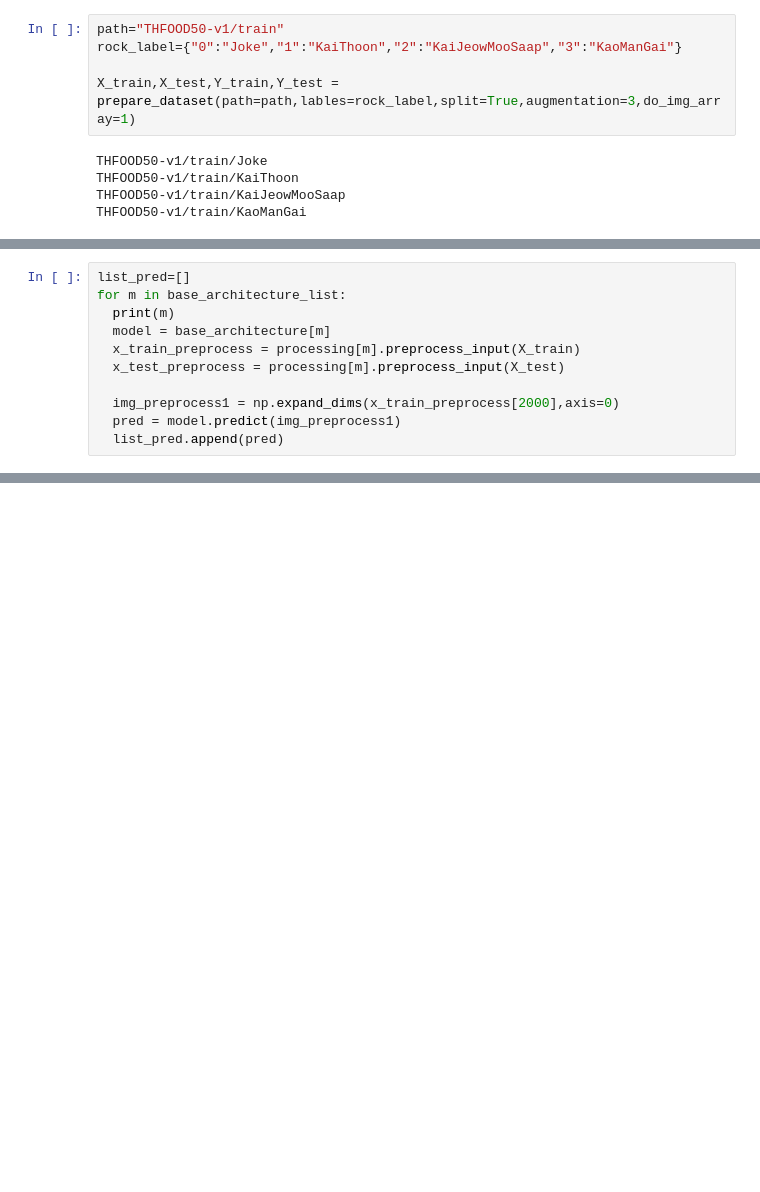
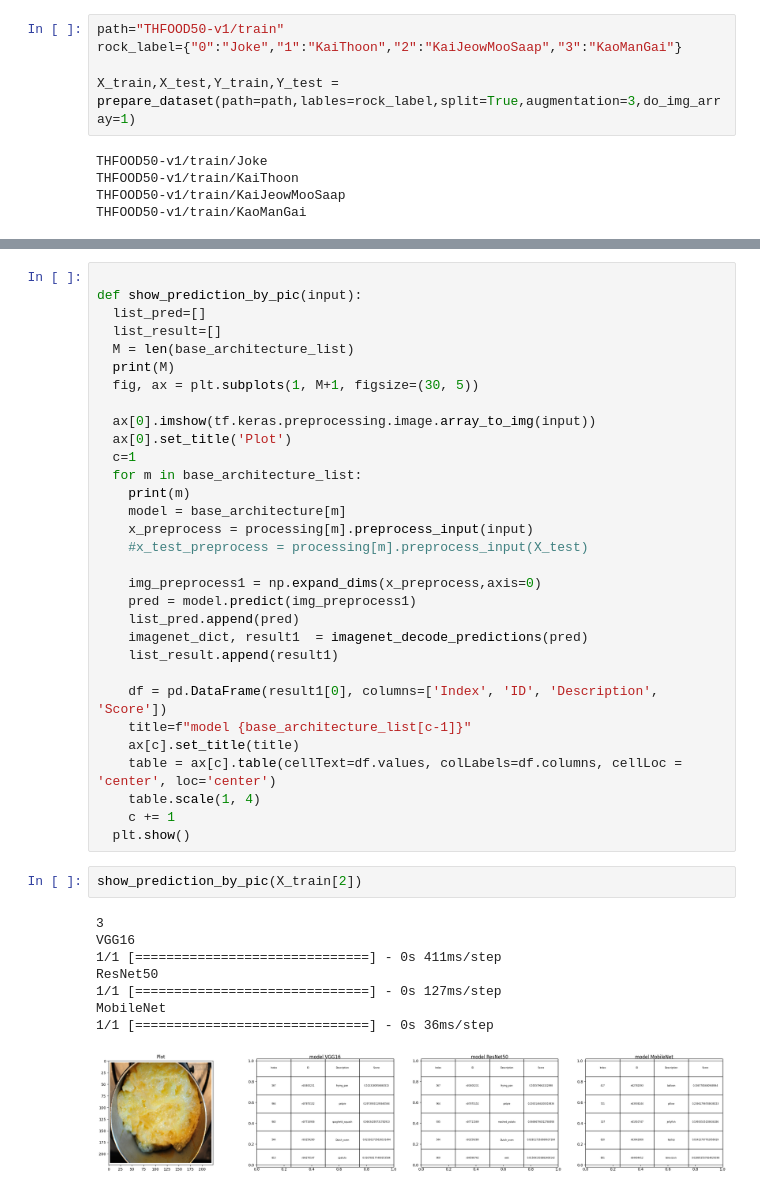
Before and after one commit to gnapat/CNN_Imageclassified, a Jupyter notebook: presentation.ipynb, the cells around one changed output, grey strips where cells are left out. Saved outputs shown, nothing was run; the diff lists cells and outputs as text; blank space fills up the shorter version.

```diff
--- a/presentation.ipynb
+++ b/presentation.ipynb
@@ -208,11 +218,0 @@ Downloading data from https://storage.googleapis.com/tensorflow/keras-applicatio
-# %%
-list_pred=[]
-for m in base_architecture_list:
-  print(m)
-  model = base_architecture[m]
-  x_train_preprocess = processing[m].preprocess_input(X_train)
-  x_test_preprocess = processing[m].preprocess_input(X_test)
-
-  img_preprocess1 = np.expand_dims(x_train_preprocess[2000],axis=0)
-  pred = model.predict(img_preprocess1)
-  list_pred.append(pred)
@@ -225,0 +268,42 @@ MobileNet
+# %%
+
+def show_prediction_by_pic(input):
+  list_pred=[]
+  list_result=[]
+  M = len(base_architecture_list)
+  print(M)
+  fig, ax = plt.subplots(1, M+1, figsize=(30, 5))
+
+  ax[0].imshow(tf.keras.preprocessing.image.array_to_img(input))
+  ax[0].set_title('Plot')
+  c=1
+  for m in base_architecture_list:
+    print(m)
+    model = base_architecture[m]
+    x_preprocess = processing[m].preprocess_input(input)
+    #x_test_preprocess = processing[m].preprocess_input(X_test)
+
+    img_preprocess1 = np.expand_dims(x_preprocess,axis=0)
+    pred = model.predict(img_preprocess1)
+    list_pred.append(pred)
+    imagenet_dict, result1  = imagenet_decode_predictions(pred)
+    list_result.append(result1)
+
+    df = pd.DataFrame(result1[0], columns=['Index', 'ID', 'Description', 'Score'])
+    title=f"model {base_architecture_list[c-1]}"
+    ax[c].set_title(title)
+    table = ax[c].table(cellText=df.values, colLabels=df.columns, cellLoc = 'center', loc='center')
+    table.scale(1, 4)
+    c += 1
+  plt.show()
+# %%
+show_prediction_by_pic(X_train[2])
+# %% [output]
+3
+VGG16
+1/1 [==============================] - 0s 411ms/step
+ResNet50
+1/1 [==============================] - 0s 127ms/step
+MobileNet
+1/1 [==============================] - 0s 36ms/step
+[figure, added]
```
Also changed, not shown: parts of 7 cells of this notebook.
